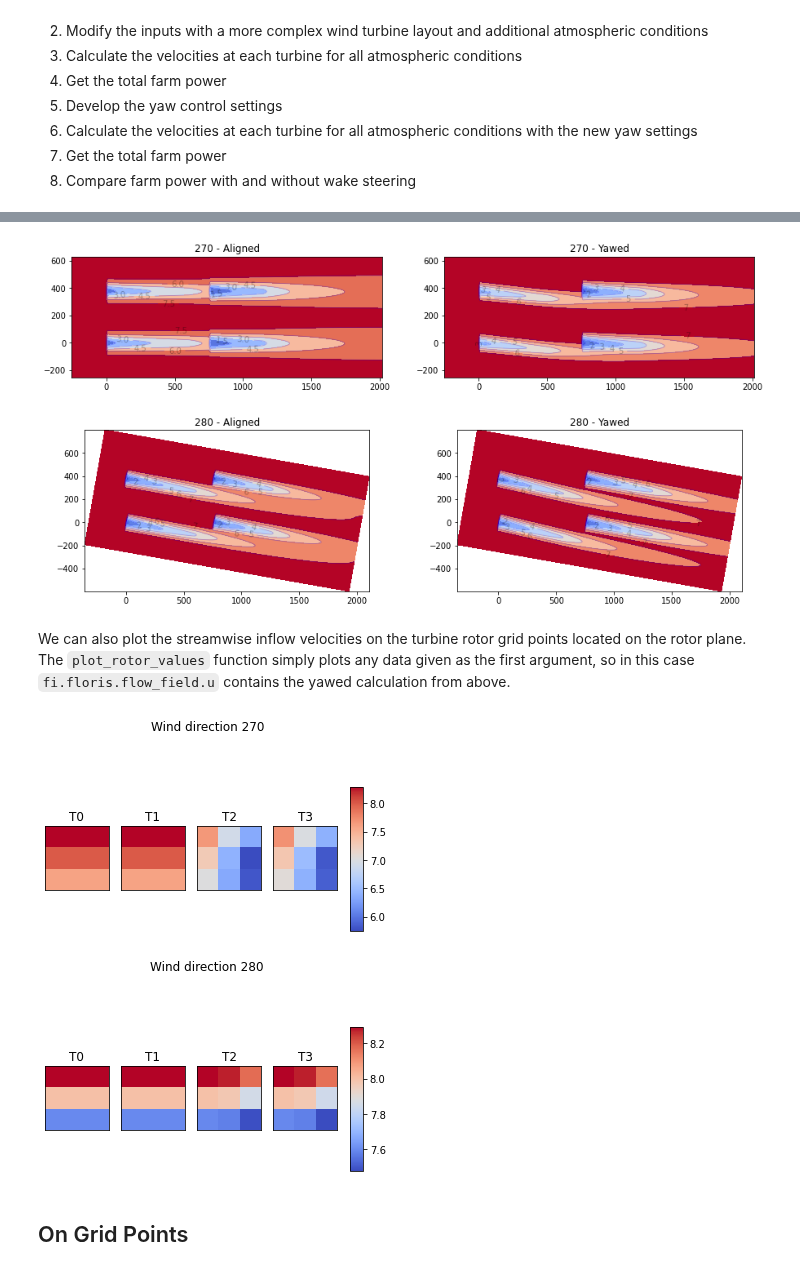
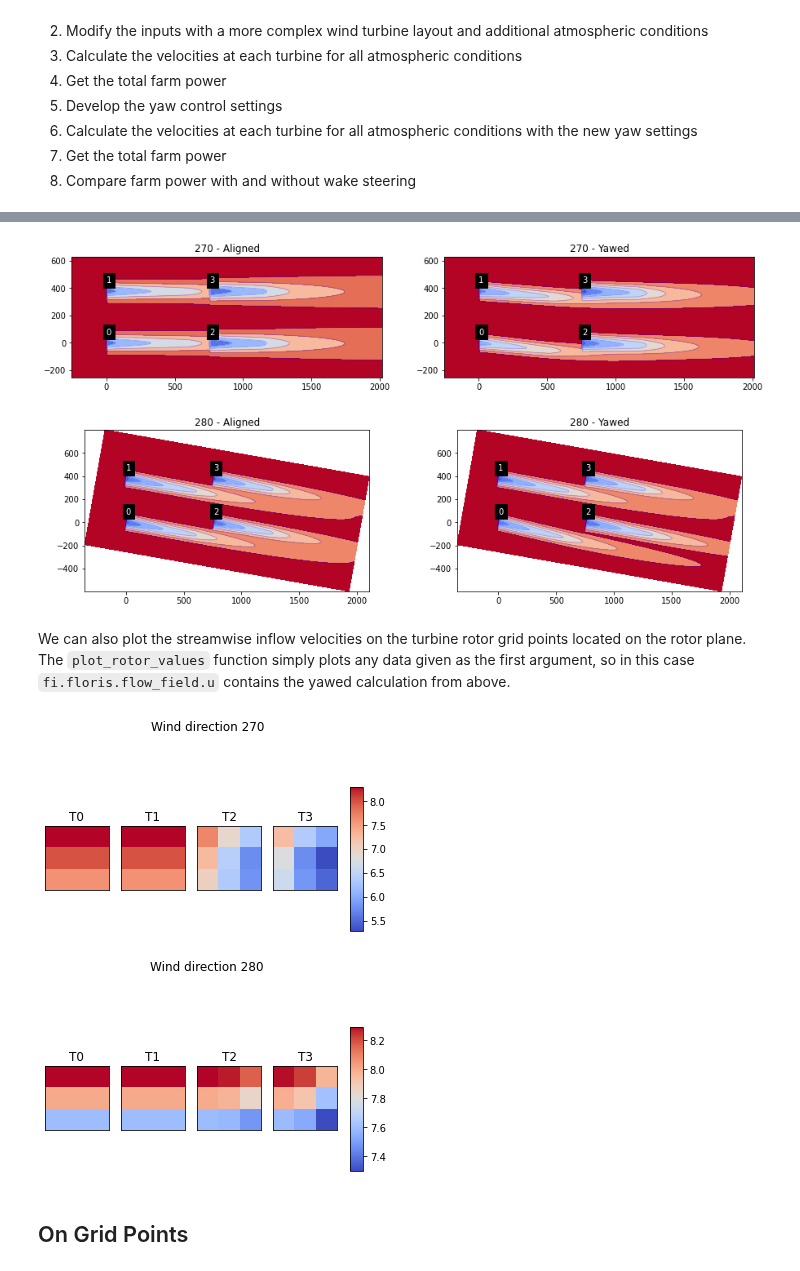
Before and after one commit to NREL/floris, a Jupyter notebook: docs/floris_101.ipynb, the cells around one changed output, grey strips where cells are left out. Drawn from its saved outputs; the diff is of its cells as text; code cells hidden in the pictures.

```diff
--- a/docs/floris_101.ipynb
+++ b/docs/floris_101.ipynb
@@ -313,25 +318,37 @@ yaw settings included. Notice that although we are plotting the conditions for t
 different wind directions, the farm is rotated so that the wind is coming from the
 left (West) in both cases.
 # %%
-from floris.tools.visualization import visualize_cut_plane
+from floris.tools.visualization import visualize_cut_plane, add_turbine_id_labels
 
 fig, axarr = plt.subplots(2, 2, figsize=(15,8))
 
-horizontal_plane = fi.calculate_horizontal_plane(wd=[wind_directions[0]], height=90.0)
+# Plot the first wind condition
+wd = wind_directions[0]
+ws = wind_speeds[0]
+
+horizontal_plane = fi.calculate_horizontal_plane(wd=[wd], ws=[ws], height=90.0)
 visualize_cut_plane(horizontal_plane, ax=axarr[0,0], title="270 - Aligned")
+add_turbine_id_labels(fi, axarr[0,0], color="w", backgroundcolor="k")
 
-horizontal_plane = fi.calculate_horizontal_plane(wd=[wind_directions[0]], yaw_angles=yaw_angles[0:1,0:1] , height=90.0)
+horizontal_plane = fi.calculate_horizontal_plane(wd=[wd], ws=[ws], yaw_angles=yaw_angles[0:1] , height=90.0)
 visualize_cut_plane(horizontal_plane, ax=axarr[0,1], title="270 - Yawed")
+add_turbine_id_labels(fi, axarr[0,1], color="w", backgroundcolor="k")
 
-horizontal_plane = fi.calculate_horizontal_plane(wd=[wind_directions[1]], height=90.0)
+# Plot the second wind condition
+wd = wind_directions[1]
+ws = wind_speeds[1]
+
+horizontal_plane = fi.calculate_horizontal_plane(wd=[wd], ws=[ws], height=90.0)
 visualize_cut_plane(horizontal_plane, ax=axarr[1,0], title="280 - Aligned")
+add_turbine_id_labels(fi, axarr[1,0], color="w", backgroundcolor="k")
 
-horizontal_plane = fi.calculate_horizontal_plane(wd=[wind_directions[1]], yaw_angles=yaw_angles[1:2,0:1] , height=90.0)
+horizontal_plane = fi.calculate_horizontal_plane(wd=[wd], ws=[ws], yaw_angles=yaw_angles[1:2] , height=90.0)
 visualize_cut_plane(horizontal_plane, ax=axarr[1,1], title="280 - Yawed")
+add_turbine_id_labels(fi, axarr[1,1], color="w", backgroundcolor="k")
 
 plt.show()
 # %% [output]
-[figure, old version]
+[figure, new version]
 # %% [markdown]
 We can also plot the streamwise inflow velocities on the turbine rotor
 grid points located on the rotor plane. The `plot_rotor_values` function
@@ -340,16 +357,16 @@ simply plots any data given as the first argument, so in this case
 # %%
 from floris.tools.visualization import plot_rotor_values
 
-fig, _, _ , _ = plot_rotor_values(fi.floris.flow_field.u, wd_index=0, ws_index=0, n_rows=1, n_cols=4, return_fig_objects=True)
+fig, _, _ , _ = plot_rotor_values(fi.floris.flow_field.u, findex=0, n_rows=1, n_cols=4, return_fig_objects=True)
 fig.suptitle("Wind direction 270")
 
-fig, _, _ , _ = plot_rotor_values(fi.floris.flow_field.u, wd_index=1, ws_index=0, n_rows=1, n_cols=4, return_fig_objects=True)
+fig, _, _ , _ = plot_rotor_values(fi.floris.flow_field.u, findex=1, n_rows=1, n_cols=4, return_fig_objects=True)
 fig.suptitle("Wind direction 280")
 
 plt.show()
 # %% [output]
-[figure, old version]
+[figure, new version]
-[figure, old version]
+[figure, new version]
 # %% [markdown]
 ## On Grid Points
 # %% [markdown]
```
Also changed, not shown: parts of 19 cells of this notebook, 3 other files.
